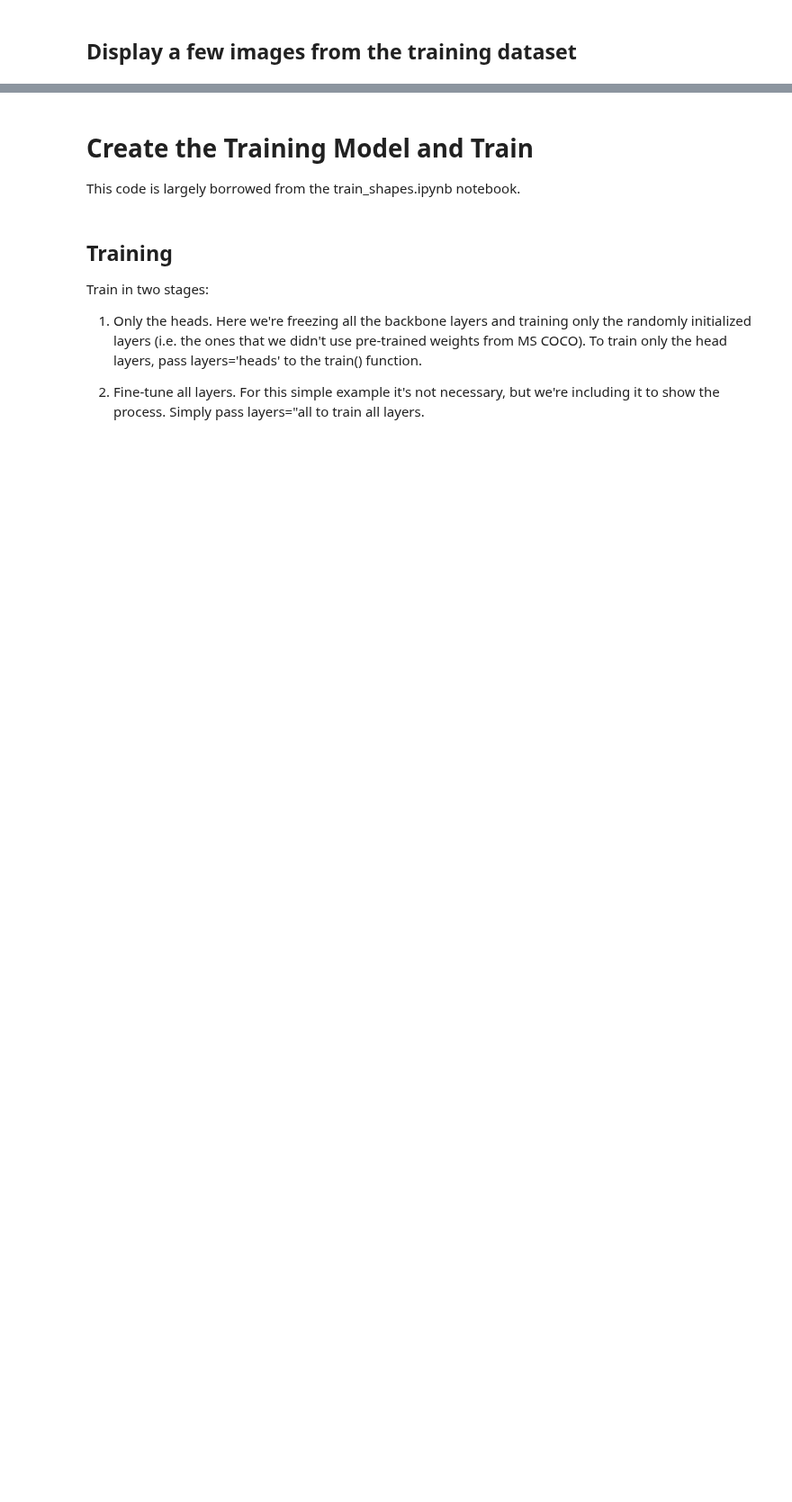
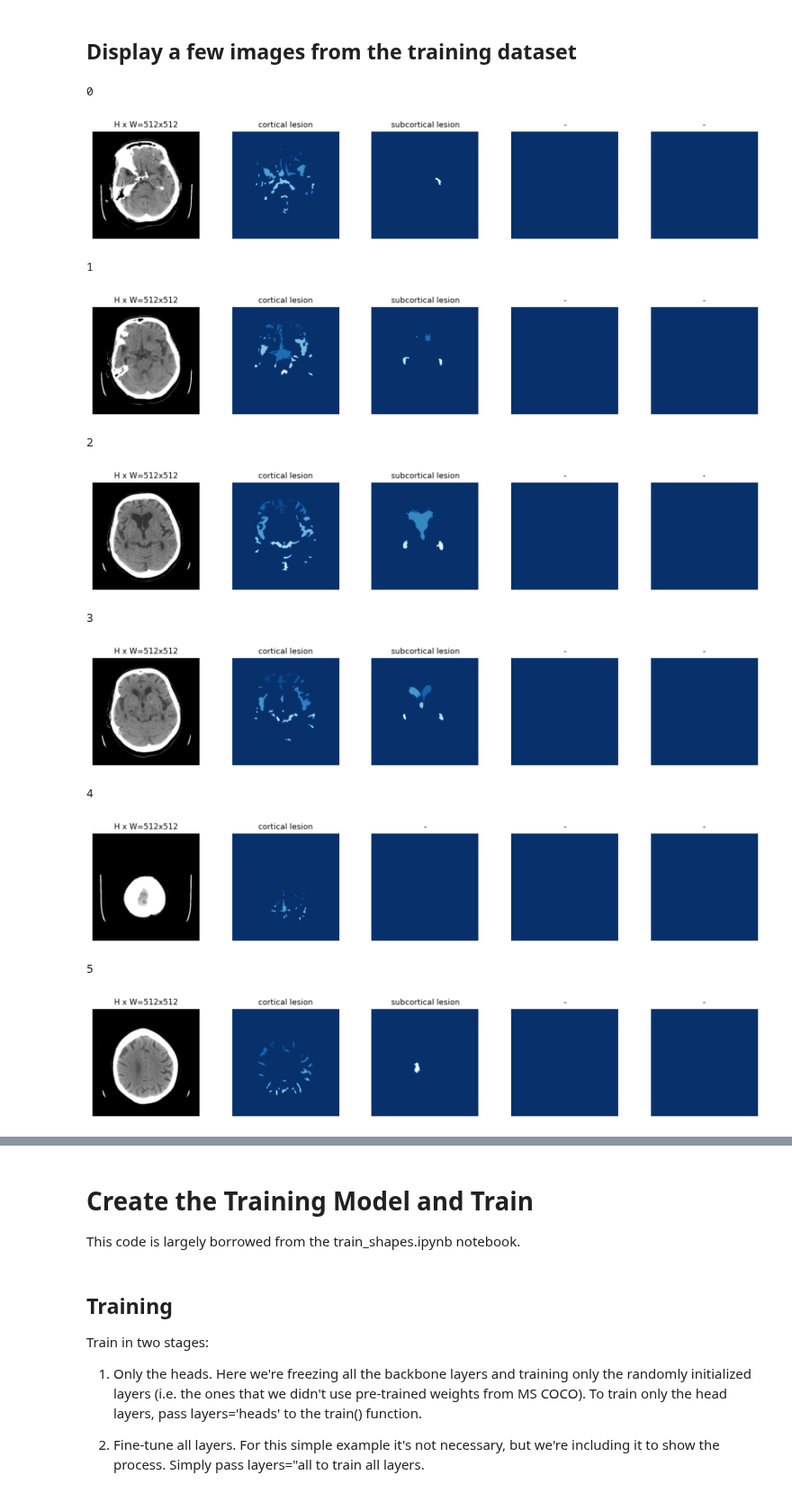
Before and after one commit to BlonskiP/Computer_vision_medical_images, a Jupyter notebook: MaskRCNN_TrainAndInference.ipynb, the cells around one changed output, grey strips where cells are left out. Shown at 90% size. Cells and saved outputs as stored; diff of their text form; code cells hidden in the pictures; blank space fills up the shorter version.

Commit message:
bug fix single patient works

```diff
--- a/MaskRCNN_TrainAndInference.ipynb
+++ b/MaskRCNN_TrainAndInference.ipynb
@@ -119,6 +139,7 @@ class CocoLikeDataset(utils.Dataset):
         json_file = open(annotation_json)
         coco_json = json.load(json_file)
         json_file.close()
+
         # Add the class names using the base method from utils.Dataset
         source_name = "coco_like"
         for category in coco_json['categories']:
@@ -134,10 +155,10 @@ class CocoLikeDataset(utils.Dataset):
         annotations = {}
         for annotation in coco_json['annotations']:
             image_id = annotation['image_id']
-
             if image_id not in annotations:
                 annotations[image_id] = []
             annotations[image_id].append(annotation)
+
         # Get all images and add them to the dataset
         seen_images = {}
         for image in coco_json['images']:
@@ -156,9 +177,11 @@ class CocoLikeDataset(utils.Dataset):
                 image_path = os.path.abspath(os.path.join(images_dir, image_file_name))
                 try:
                     image_annotations = annotations[image_id]
-                except KeyError as key:
-                    print("Warning: Skipping image with no annotaiton {} \n".format(image_id,key),image_path)
-                    self.add_image(
+                except:
+                    print('cant get annotation for ',image_path)
+                    continue
+                # Add the image using the base method from utils.Dataset
+                self.add_image(
                     source=source_name,
                     image_id=image_id,
                     path=image_path,
@@ -166,8 +189,6 @@ class CocoLikeDataset(utils.Dataset):
                     height=image_height,
                     annotations=image_annotations
                 )
-                # Add the image using the base method from utils.Dataset
-
 
     def load_mask(self, image_id):
         """ Load instance masks for the given image.
@@ -189,7 +210,6 @@ class CocoLikeDataset(utils.Dataset):
             mask = Image.new('1', (image_info['width'], image_info['height']))
             mask_draw = ImageDraw.ImageDraw(mask, '1')
             for segmentation in annotation['segmentation']:
-
                 mask_draw.polygon(segmentation, fill=1)
                 bool_array = np.array(mask) > 0
                 instance_masks.append(bool_array)
@@ -206,9 +228,9 @@ os.getcwd()
 Make sure you download the training dataset linked at the top of this notebook. If you put the dataset somewhere else, update the paths below.
 # %%
 dataset_train = CocoLikeDataset()
-dataset_train.load_data('./data-ct/brain_annotations.json', ROOT_DIR+'/data-ct/data - flat/lesion/train/')
+dataset_train.load_data('./data-ct/brain_annotations_single_patient.json', ROOT_DIR+'/data-ct/data - flat/lesion/train/')
 dataset_train.prepare()
 
 dataset_val = CocoLikeDataset()
-dataset_val.load_data('./data-ct/brain_annotations.json', ROOT_DIR+'/data-ct/data - flat/lesion/val/')
+dataset_val.load_data('./data-ct/brain_annotations_single_patient.json', ROOT_DIR+'/data-ct/data - flat/lesion/val/')
 dataset_val.prepare()
@@ -217,8 +256,22 @@ dataset_val.prepare()
 # %%
 import random
 dataset = dataset_train
-image_ids = range(5)
+image_ids = range(6)
 for image_id in image_ids:
+    print(image_id)
     image = dataset.load_image(image_id)
     mask, class_ids = dataset.load_mask(image_id)
     visualize.display_top_masks(image, mask, class_ids, dataset.class_names)
+# %% [output]
+0
+[figure, added]
+1
+[figure, added]
+2
+[figure, added]
+3
+[figure, added]
+4
+[figure, added]
+5
+[figure, added]
```
Also changed, not shown: parts of 11 cells of this notebook.
